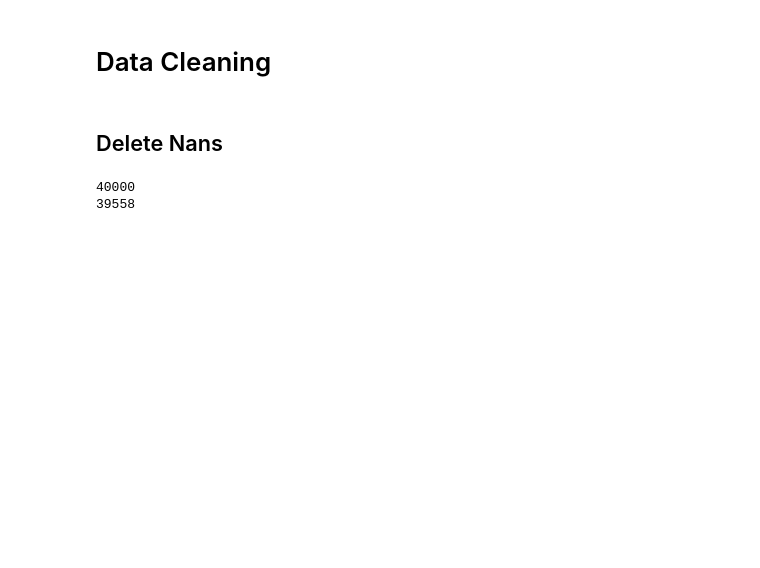
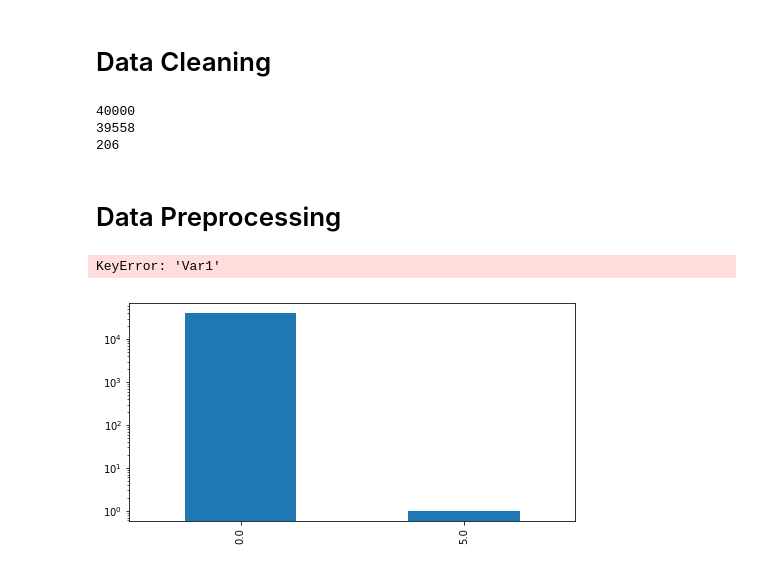
Before and after one commit to mateuszdorobek/Machine-Learning-Classification, a Jupyter notebook: data_extraction.ipynb, the cells around one changed output. Drawn from its saved outputs; the diff is of its cells as text; code cells hidden in the pictures; blank space fills up the shorter version.

```diff
--- a/data_extraction.ipynb
+++ b/data_extraction.ipynb
@@ -88,24 +4,0 @@ vals per class: 31.61
-# %%
-def plot(data, sort=False, log=True):
-    letter_counts = Counter(data)
-    df = pd.DataFrame.from_dict(letter_counts, orient='index')
-    if sort:
-        df.sort_values(by=0, ascending=False).plot(kind='bar', logy = log, figsize=(20,10), legend=False)
-    else:
-        df.plot(kind='bar', logy = True, figsize=(20,10), legend=False)
-
-def threshold_factorization(f, *t_list):
-
-    data = csv[f]
-    letter_counts = Counter(data)
-    df = pd.DataFrame.from_dict(letter_counts, orient='index')
-    df = df.sort_values(by=0, ascending=False)
-    t_list = (df.values[0].item()+1,) + t_list + (0,)
-    for i in range(1,len(t_list)):
-#         print(i,"--------------------")
-#         print(t_list[i-1],t_list[i])
-        idx = df[(df>t_list[i]).values & (df<=t_list[i-1]).values].index
-        print(f"labels in range ({t_list[i]}, {t_list[i-1]}): {len(idx)}")
-        for j in idx:
-            data[data == j] = i
-    return data
@@ -233,9 +141,31 @@ unique = unique_ctr()
-# %% [markdown]
-## Delete Nans
 # %%
+csv,classes = load_data()
+nans = nans_ctr()
+unique = unique_ctr()
+val_type = val_types()
 print(max(nans))
 del_nans(0.99)
 print(max(nans))
+print(len(csv.columns))
+csv_org = csv.copy()
 # %% [output]
 40000
 39558
+206
+# %% [markdown]
+# Data Preprocessing
+# %%
+f = 'Var1'
+csv[f] = csv_org[f].fillna(csv[f].mode(dropna = True)[0])
+csv[f] = cast(csv[f],-100,64)
+csv[f] = standarize(csv[f])
+plot(csv[f].sort_values(),small=True)
+# %% [output]
+KeyError: 'Var1'
+# %%
+f = 'Var2'
+csv[f] = csv_org[f].fillna(csv[f].mode(dropna = True)[0])
+one_hot_encoding(f)
+plot(csv[f].sort_values(),small=True)
+# %% [output]
+[figure, added]
```
Also changed, not shown: parts of 33 cells of this notebook.
